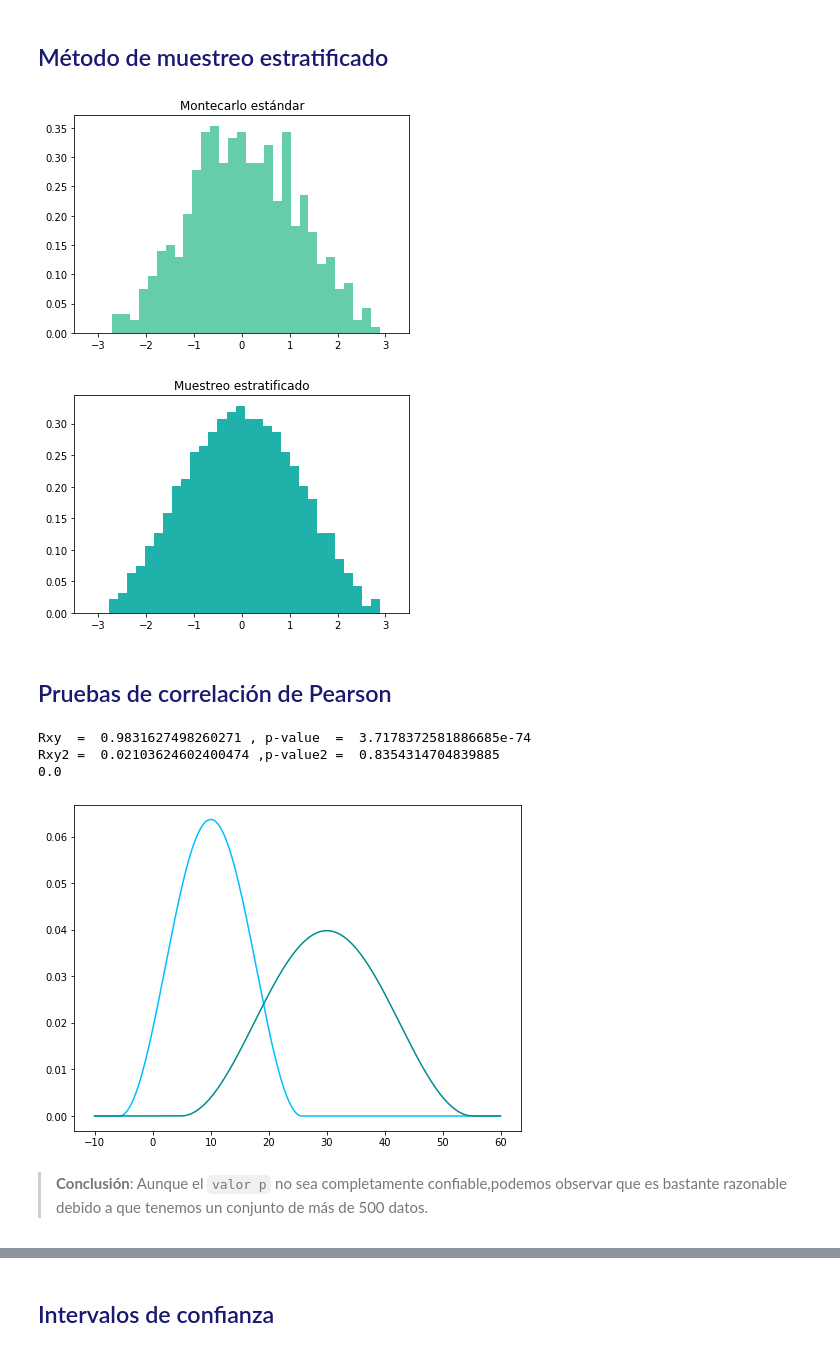
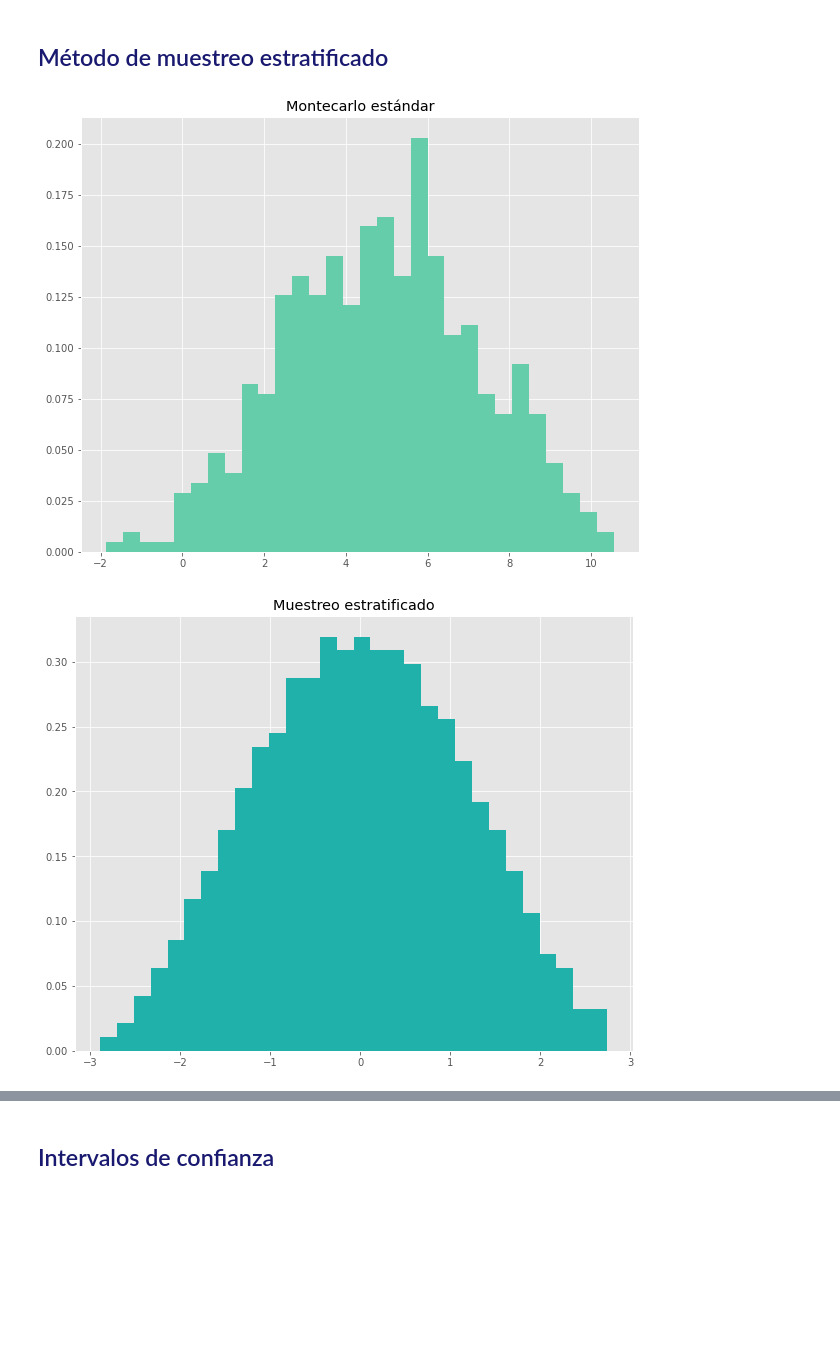
Before and after one commit to danielabenavides/proyecto_modulo1, a Jupyter notebook: ProyectoModulo1_Benavides_Rivera.ipynb, the cells around one changed output, grey strips where cells are left out. Drawn from its saved outputs; the diff is of its cells as text; code cells hidden in the pictures; blank space fills up the shorter version.

```diff
--- a/ProyectoModulo1_Benavides_Rivera.ipynb
+++ b/ProyectoModulo1_Benavides_Rivera.ipynb
@@ -800,0 +801,8 @@ plt.show()
+# %%
+params = st.logistic.fit(prom_TC)
+# Separate parts of parameters
+arg = params[:-2]
+loc1 = params[-2]
+scale1 = params[-1]
+
+print('loc=',loc1,'scale=',scale1)
@@ -1299,0 +1262,8 @@ plt.show()
+# %%
+params = st.cosine.fit(prom_TR)
+# Separate parts of parameters
+arg = params[:-2]
+loc2 = params[-2]
+scale2 = params[-1]
+
+print('loc=',loc2,'scale=',scale2)
@@ -1361,60 +1333,24 @@ Desviación estándar muestral =  4.158318712877186
 # %%
 N = 500
 # (Método transformada inversa visto en clases pasadas)
 # Método montecarlo estándar
-montecarlo_standar = st.cosine.ppf(np.random.rand(N))
+montecarlo_standar = st.cosine.ppf(np.random.rand(N),loc2,scale2)
+plt.figure(figsize=(10,8))
 plt.hist(montecarlo_standar,30,density=True,color='mediumaquamarine')
 plt.title('Montecarlo estándar')
-plt.xlim((-3.5,3.5))
 plt.show()
 
 # Método muestreo estratificado (B estratos)
 B = N
 U2 = np.random.rand(B)
 i = np.arange(0,B)
 v = (U2+i)/B
 m_estratificado = st.cosine.ppf(v)
 
+plt.figure(figsize=(10,8))
 plt.hist(m_estratificado,30,density=True,color='lightseagreen')
 plt.title('Muestreo estratificado')
-plt.xlim((-3.5,3.5))
 plt.show()
 # %% [output]
-[figure, old version]
+[figure, new version]
-[figure, old version]
+[figure, new version]
-# %% [markdown]
-## <font color='midnightblue'> Pruebas de correlación de Pearson
-# %%
-np.random.seed(5555)
-N = 100
-Z = cosine.rvs(size=N)
-x1 = cosine.rvs(10, 5, N)
-x2 = cosine.rvs(30, 8, N)
-
-# Comando que estima el valor del coeficiente de correlación de pearson
-corr = st.pearsonr(x1 + 50 * Z, x2 + 50 * Z)
-corr2 = st.pearsonr(x1, x2)
-
-Rxy = corr[0]
-print('Rxy  = ',corr[0],', p-value  = ', corr[1])
-print('Rxy2 = ',corr2[0],',p-value2 = ', corr2[1])
-
-# Cálculo del p-value
-T = Rxy * np.sqrt((N - 2) / (1 - Rxy**2))
-p_val = st.cosine.pdf(T, N-2)
-print(p_val)
-# %% [output]
-Rxy  =  0.9831627498260271 , p-value  =  3.7178372581886685e-74
-Rxy2 =  0.02103624602400474 ,p-value2 =  0.8354314704839885
-0.0
-# %%
-x = np.arange(-10,60,.1)
-y1 = st.cosine.pdf(x,10,5)
-y2 = st.cosine.pdf(x,30,8)
-plt.figure(figsize=(8,6))
-plt.plot(x,y1,color='deepskyblue')
-plt.plot(x,y2,color='darkcyan');
-# %% [output]
-[figure, removed]
-# %% [markdown]
-> **Conclusión**: Aunque el `valor p` no sea completamente confiable,podemos observar que es bastante razonable debido a que tenemos un conjunto de más de 500 datos.
```
Also changed, not shown: parts of 64 cells of this notebook.
